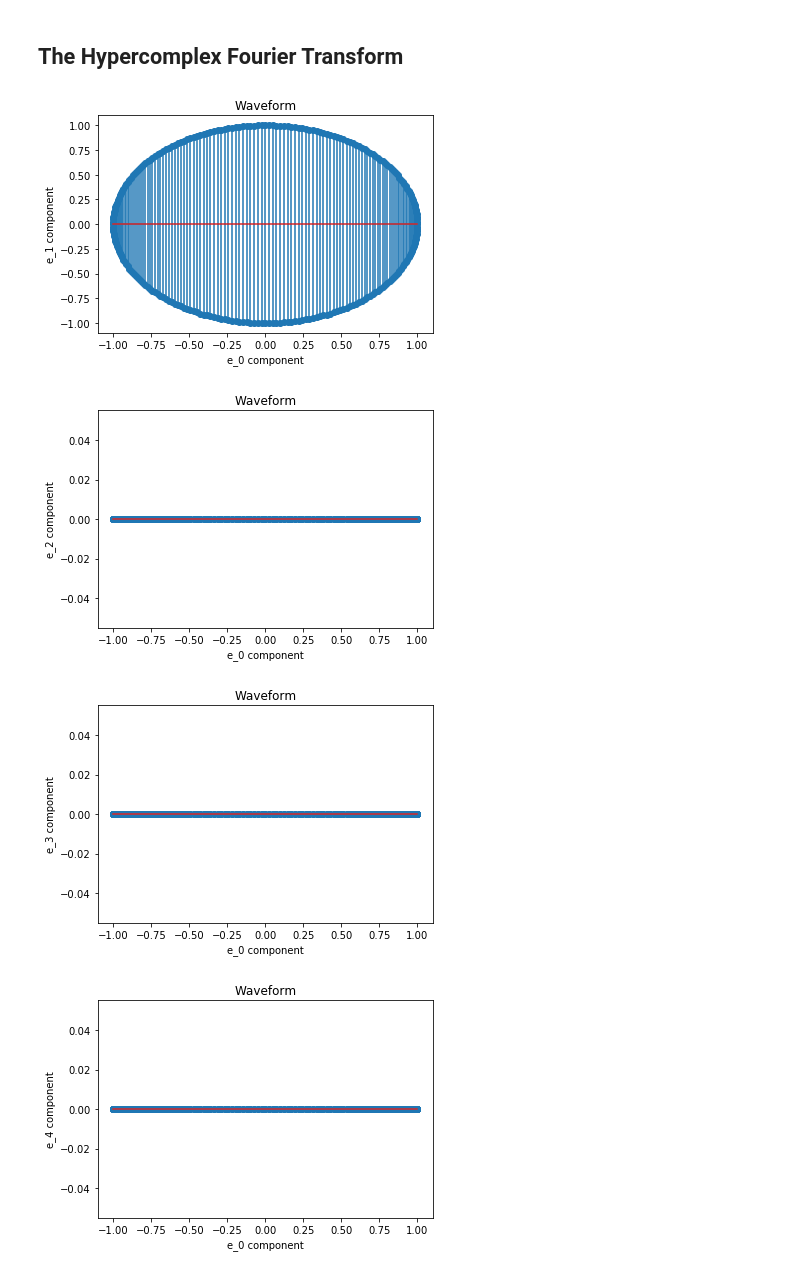
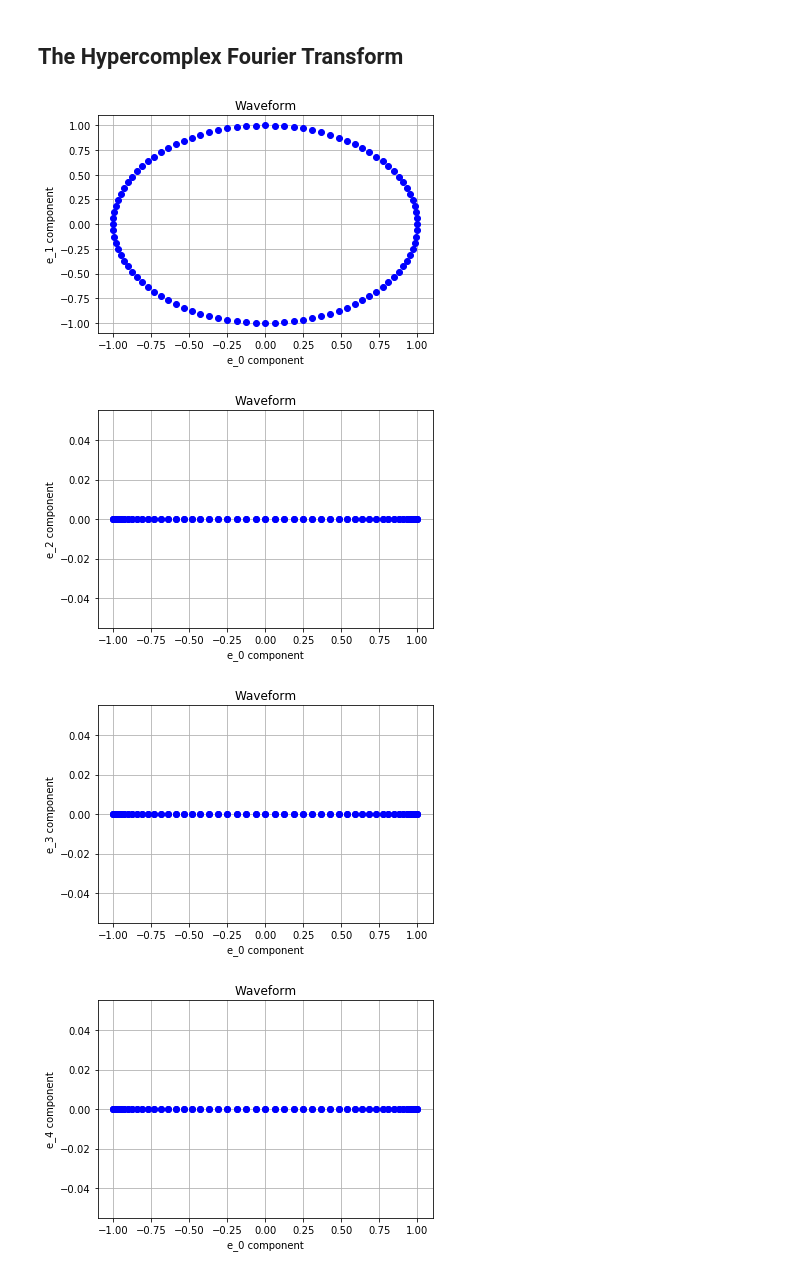
Before and after one commit to brandontrabucco/program-hdc, a Jupyter notebook: hypercomplex.ipynb, the cells around one changed output. Saved outputs shown, nothing was run; the diff lists cells and outputs as text; code cells hidden in the pictures.

```diff
--- a/hypercomplex.ipynb
+++ b/hypercomplex.ipynb
@@ -7,7 +122,7 @@ import matplotlib.pyplot as plt
 
 N = 10000
 S = 10
-M = 2**(5)
+M = 16
 
 
 keys = []
@@ -91,7 +206,10 @@ for k in keys:
         probabilities = np.vstack([probabilities, similarity])
     probabilities /= np.sum(probabilities)
 
-    plt.plot(probabilities)
+    plt.plot(probabilities, "g")
+    plt.xlabel("Value ID")
+    plt.ylabel("Similarity Score")
+    plt.grid(True)
     plt.show()
     selected = np.argmax(probabilities)
     print("Value Maximum Similarity:", selected)
@@ -106,7 +224,10 @@ for v in values:
         probabilities = np.vstack([probabilities, similarity])
     probabilities /= np.sum(probabilities)
 
-    plt.plot(probabilities)
+    plt.plot(probabilities, "r")
+    plt.xlabel("Key ID")
+    plt.ylabel("Similarity Score")
+    plt.grid(True)
     plt.show()
     selected = np.argmax(probabilities)
     print("Key Maximum Similarity:", selected)
@@ -131,8 +252,8 @@ import numpy as np
 import matplotlib.pyplot as plt
 
 
-N = 10000
-M = 32
+N = 100
+M = 16
 
 def hypercomplex_conjugate(a, m=M):
     if m == 1:
@@ -204,35 +325,36 @@ def hypercomplex_idft(a, n=N, m=M, v=np.ones(M)):
         magnitude = np.sqrt(np.sum(v[1:] * v[1:]))
         return np.concatenate([
             (amplitude * np.cos(2 * np.pi * coefficients * magnitude / n)),
             (np.tile(
                 amplitude * np.sin(2 * np.pi * coefficients * magnitude / n) / magnitude,
                 (1, 1, (m - 1))) * v[1:].reshape((1, 1, (m - 1))))], axis=2)
     return np.sum(
         hypercomplex_multiply(
             hypercomplex_euler(),
             np.tile(
                 a.reshape((n, 1, m)),
                 (1, n, 1)),
             m=m), axis=0)
 
 
 test_kernel = np.zeros(M)
 test_kernel[1] = 1
 
 
 frequency = np.zeros((N, M))
 frequency[1, 0] = 1
 waveform = hypercomplex_idft(frequency, v=test_kernel)
 
 
 for i in range(1, M):
-    plt.stem(waveform[:, 0], waveform[:, i])
+    plt.plot(waveform[:, 0], waveform[:, i], "bo")
     plt.xlabel("e_0 component")
     plt.ylabel("e_%d component" % i)
     plt.title("Waveform")
+    plt.grid(True)
     plt.show()
 # %% [output]
-[figure, old version]
+[figure, new version]
-[figure, old version]
+[figure, new version]
-[figure, old version]
+[figure, new version]
-[figure, old version]
+[figure, new version]
```
Also changed, not shown: parts of 10 cells of this notebook.
